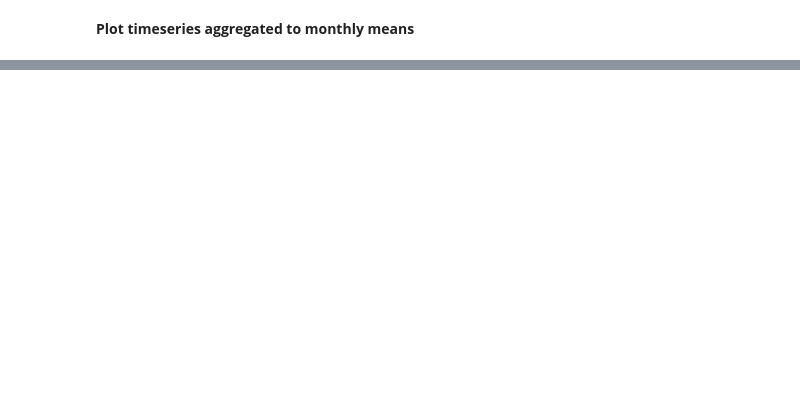
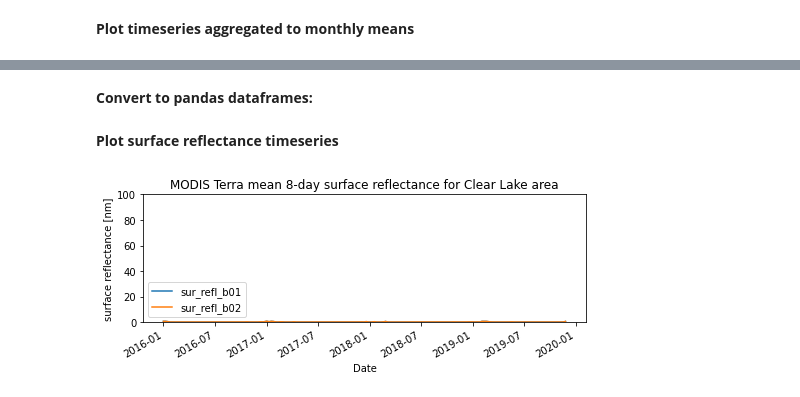
Before and after one commit to waterhackweek/whw2020_firewater, a Jupyter notebook: GEEcode/modis_clearlake_chl-a.ipynb, the cells around one changed output, grey strips where cells are left out. Cells and saved outputs as stored; diff of their text form; code cells hidden in the pictures; blank space fills up the shorter version.

```diff
--- a/GEEcode/modis_clearlake_chl-a.ipynb
+++ b/GEEcode/modis_clearlake_chl-a.ipynb
@@ -192,0 +200,38 @@ plt.show()
+# %%
+# Surface reflectance time series
+clearlake_srb1 = chart.Image.series(**{'imageCollection': scaled_srb1,
+                                   'region': clearlake_aoi,
+                                   'reducer': ee.Reducer.mean(),
+                                   'scale': 1000,
+                                   'xProperty': 'system:time_start'})
+
+clearlake_srb2 = chart.Image.series(**{'imageCollection': scaled_srb2,
+                                   'region': clearlake_aoi,
+                                   'reducer': ee.Reducer.mean(),
+                                   'scale': 1000,
+                                   'xProperty': 'system:time_start'})
+# %% [markdown]
+**Convert to pandas dataframes:**
+# %%
+clearlake_srb1_df = clearlake_srb1.dataframe
+clearlake_srb2_df = clearlake_srb2.dataframe
+# %% [markdown]
+**Plot surface reflectance timeseries**
+# %%
+fig, ax = plt.subplots(figsize=(7, 3))
+
+clearlake_srb1_df.plot(ax=ax)
+clearlake_srb2_df.plot(ax=ax)
+
+ax.set_xlabel('Date')
+ax.set_ylabel('surface reflectance [nm]');
+ax.set_title('MODIS Terra mean 8-day surface reflectance for Clear Lake area')
+
+ax.set_ylim((0,100))
+
+ax.legend(loc='lower left')
+
+plt.tight_layout()
+plt.show()
+# %% [output]
+[figure, added]
```
Also changed, not shown: parts of 17 cells of this notebook.
